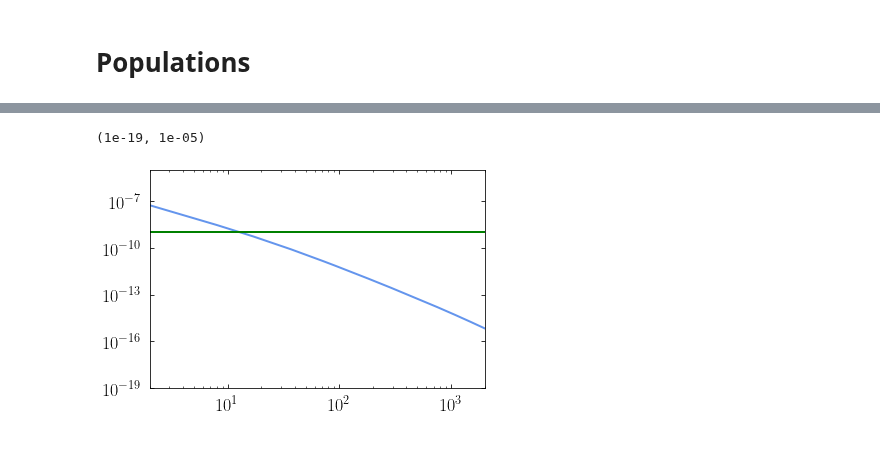
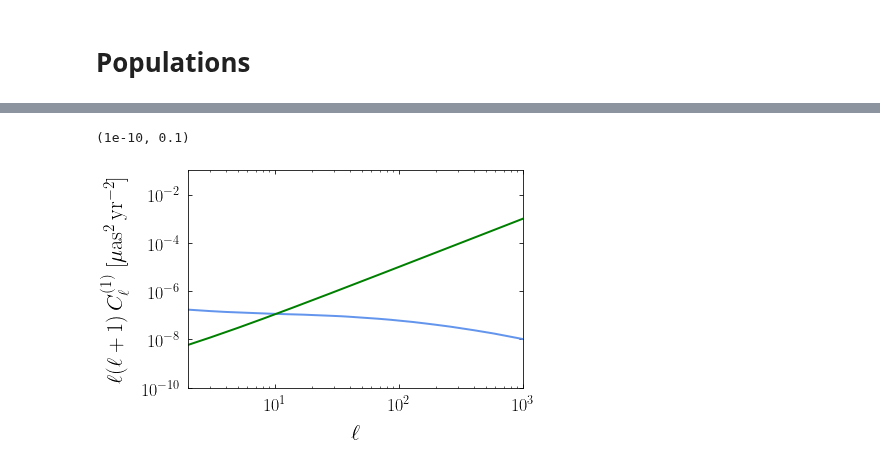
Before and after one commit to smsharma/astrometry-lensing-correlations, a Jupyter notebook: Theory/TheorySpecAnusTart.ipynb, the cells around one changed output, grey strips where cells are left out. Saved outputs shown, nothing was run; the diff lists cells and outputs as text; code cells hidden in the pictures.

```diff
--- a/Theory/TheorySpecAnusTart.ipynb
+++ b/Theory/TheorySpecAnusTart.ipynb
@@ -263,0 +102,2 @@ C_l_fid_accel_interp = 10**np.interp(np.log10(l_ary), np.log10(l_ary_calc), np.l
+# %%
+pspecpop = PowerSpectraPopulations()
@@ -263,0 +108,4 @@ C_l_fid_accel_interp = 10**np.interp(np.log10(l_ary), np.log10(l_ary_calc), np.l
+# %%
+pspecpop.set_mass_distribution(pspecpop.rho_M_SI, f_DM=0.5, M_min=1e5*M_s, M_max=1e10*M_s)
+pspecpop.set_radial_distribution(pspecpop.r2rho_V_ein_EAQ, R_min=1*kpc, R_max=200*kpc)
+pspecpop.set_subhalo_properties(pspecpop.c200_Moline)
@@ -266,13 +118,17 @@ sigma_mu = 1
 sigma_alpha = .1
 N_q = 1e9
 # %%
-plt.plot(l_ary, C_l_fid_interp)
-plt.axhline(sigma_mu**2/N_q, color='green')
+plt.plot(pspecpop.l_ary, pspecpop.l_ary*(pspecpop.l_ary + 1)*pspecpop.C_l_ary)
+plt.plot(pspecpop.l_ary, pspecpop.l_ary*(pspecpop.l_ary + 1)*np.ones_like(pspecpop.l_ary)*sigma_mu**2/N_q, color='green')
 
 plt.yscale("log")
 plt.xscale("log")
-plt.xlim(2, 2000)
-plt.ylim(1e-19,1e-5)
+
+plt.xlabel("$\ell$")
+plt.ylabel("$\ell(\ell+1)\,C_\ell^{(1)}$ [$\mu$as$^2$\,yr$^{-2}$]")
+
+plt.xlim(2, 1000)
+plt.ylim(1e-10,1e-1)
 # %% [output]
-(1e-19, 1e-05)
+(1e-10, 0.1)
-[figure, old version]
+[figure, new version]
```
Also changed, not shown: parts of 34 cells of this notebook, 4 other files.
